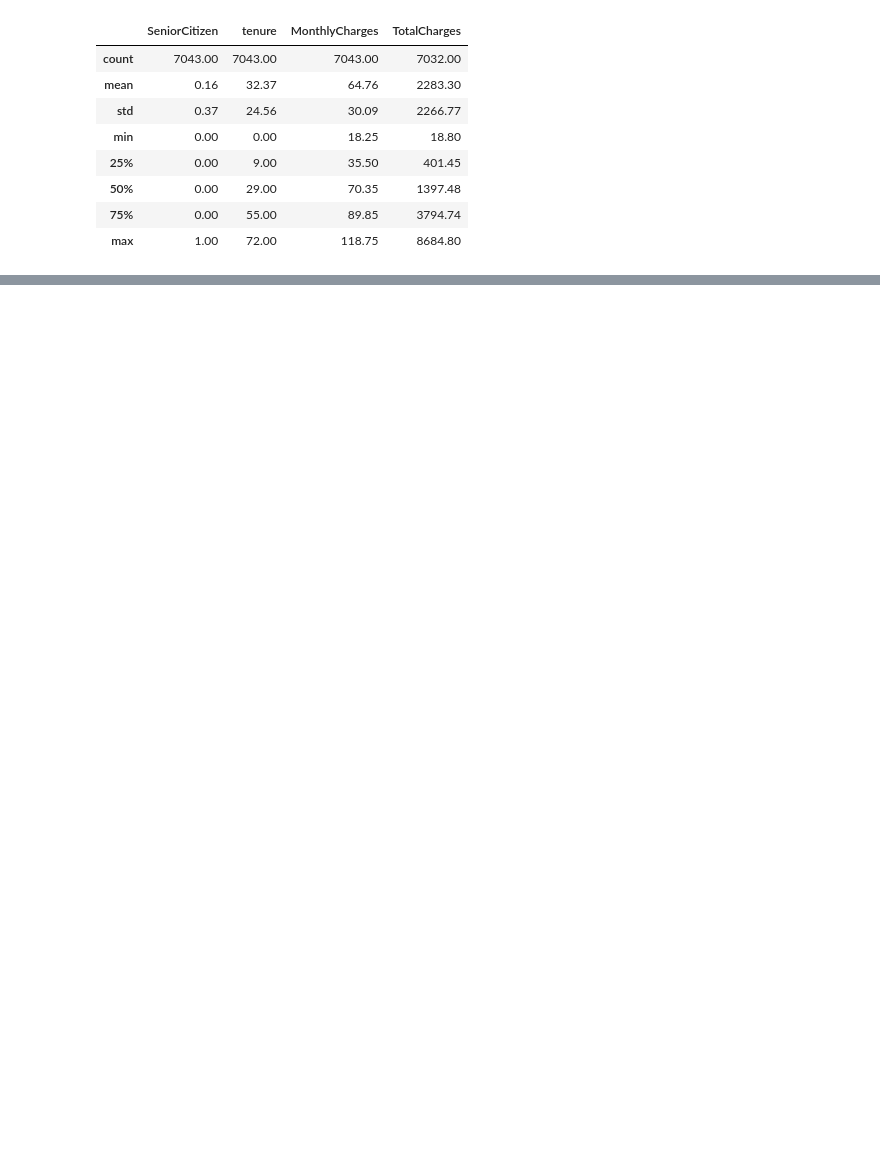
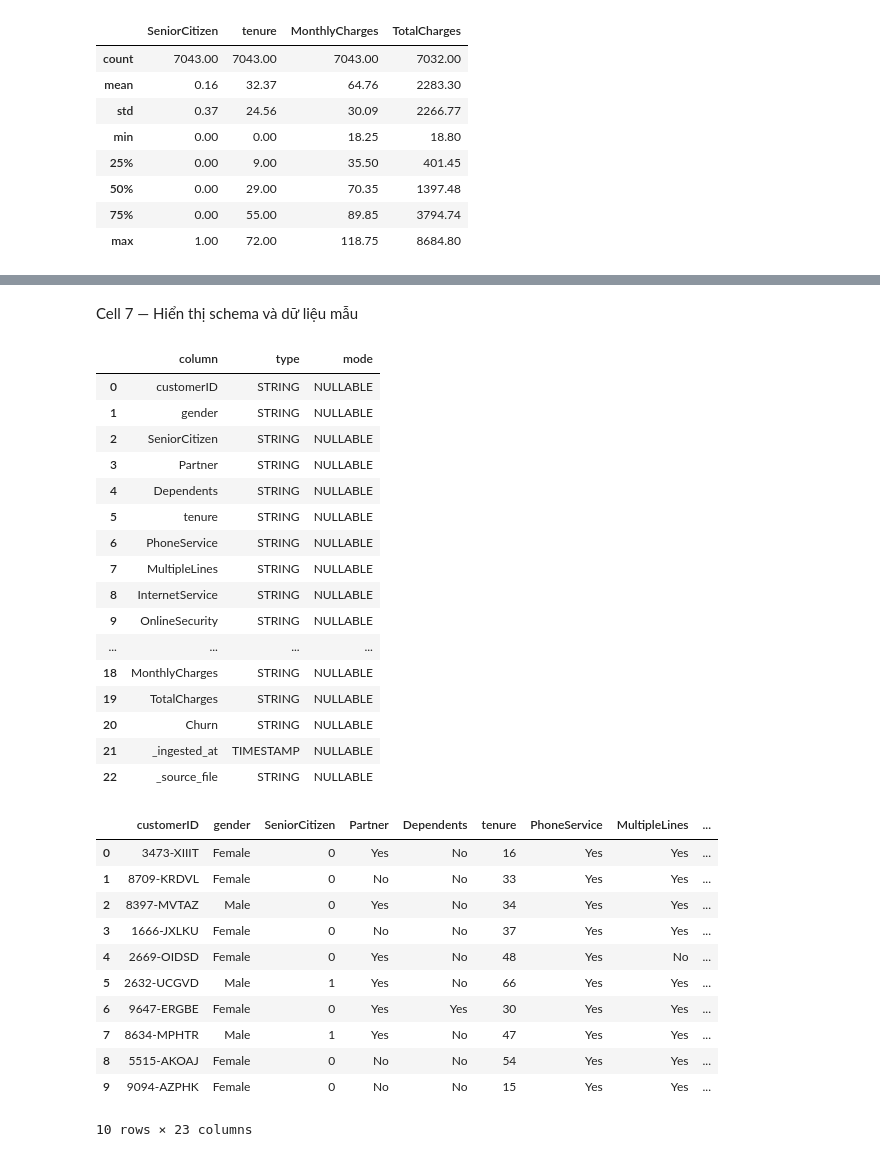
Before and after one commit to huyenpiano1711/BTQT2_Telco_dbt_BigQuery, a Jupyter notebook: telco_bronze_to_silver.ipynb, the cells around one changed output, grey strips where cells are left out. Drawn from its saved outputs; the diff is of its cells as text; code cells hidden in the pictures; blank space fills up the shorter version.

```diff
--- a/telco_bronze_to_silver.ipynb
+++ b/telco_bronze_to_silver.ipynb
@@ -16,5 +16,6 @@ Quy tắc đặt tên: file gốc `telco_customer_churn.csv` · Bronze `bronze_t
 # %%
-PROJECT_ID  = "btqt2-telco-dbt"
+
+PROJECT_ID  = "btqt2-telco-dbt-bigquery"
 BQ_LOCATION = "asia-southeast1"       # giữ cùng location cho Bronze và Silver
 BRONZE_DATASET = "bronze_telco"
 BRONZE_TABLE   = "customers_raw"
@@ -89,5 +31,0 @@ summary
-# %%
-# Phân bố các cột phân loại (<= 6 giá trị)
-for c in df.columns:
-    if df[c].nunique() <= 6:
-        print(f"{c:18s}", df[c].value_counts().to_dict())
@@ -313,0 +161,30 @@ Phần này do thành viên dbt hoàn thiện: project `dbt_telco`, model `stg_t
+# %%
+
+q = f'''
+SELECT
+  COUNT(*)                                        AS so_dong,
+  COUNT(DISTINCT customerID)                      AS so_customer_id,
+  COUNTIF(TRIM(TotalCharges) = '')                AS total_charges_trong,
+  ROUND(SUM(CAST(MonthlyCharges AS NUMERIC)), 2)  AS tong_monthly_charges,
+  COUNTIF(Churn = 'Yes')                          AS churn_yes,
+  COUNTIF(Churn = 'No')                           AS churn_no
+FROM `{table_id}`
+'''
+r = bq.query(q).to_dataframe().iloc[0]
+bronze_tbl = bq.get_table(table_id)
+
+csv_stats = {
+    "so_dong":              len(df),
+    "so_customer_id":       df["customerID"].nunique(),
+    "total_charges_trong":  (df["TotalCharges"].str.strip() == "").sum(),
+    "tong_monthly_charges": round(df["MonthlyCharges"].astype(float).sum(), 2),
+    "churn_yes":            (df["Churn"] == "Yes").sum(),
+    "churn_no":             (df["Churn"] == "No").sum(),
+}
+doi_chieu = pd.DataFrame({
+    "Chỉ số": list(csv_stats) + ["so_cot_nghiep_vu"],
+    "CSV":    [float(v) for v in csv_stats.values()] + [df.shape[1]],
+    "Bronze": [float(r[k]) for k in csv_stats] + [len([f for f in bronze_tbl.schema if not f.name.startswith("_")])],
+})
+doi_chieu["Kết quả"] = (doi_chieu["CSV"].round(2) == doi_chieu["Bronze"].round(2)).map({True: "Khớp", False: "Lệch"})
+doi_chieu
@@ -313,0 +215,37 @@ Phần này do thành viên dbt hoàn thiện: project `dbt_telco`, model `stg_t
+# %% [markdown]
+Cell 7 — Hiển thị schema và dữ liệu mẫu
+# %%
+
+# Minh chứng: schema (21 cột STRING + 2 cột metadata) và 10 dòng mẫu của Bronze
+display(pd.DataFrame([(f.name, f.field_type, f.mode) for f in bronze_tbl.schema], columns=["column", "type", "mode"]))
+bq.query(f"SELECT * FROM `{table_id}` LIMIT 10").to_dataframe()
+# %% [output]
+|  | column | type | mode |
+| 0 | customerID | STRING | NULLABLE |
+| 1 | gender | STRING | NULLABLE |
+| 2 | SeniorCitizen | STRING | NULLABLE |
+| 3 | Partner | STRING | NULLABLE |
+| 4 | Dependents | STRING | NULLABLE |
+| 5 | tenure | STRING | NULLABLE |
+| 6 | PhoneService | STRING | NULLABLE |
+| 7 | MultipleLines | STRING | NULLABLE |
+| 8 | InternetService | STRING | NULLABLE |
+| 9 | OnlineSecurity | STRING | NULLABLE |
+| ... | ... | ... | ... |
+| 18 | MonthlyCharges | STRING | NULLABLE |
+| 19 | TotalCharges | STRING | NULLABLE |
+| 20 | Churn | STRING | NULLABLE |
+| 21 | _ingested_at | TIMESTAMP | NULLABLE |
+| 22 | _source_file | STRING | NULLABLE |
+|  | customerID | gender | SeniorCitizen | Partner | Dependents | tenure | PhoneService | MultipleLines | ... |
+| 0 | 3473-XIIIT | Female | 0 | Yes | No | 16 | Yes | Yes | ... |
+| 1 | 8709-KRDVL | Female | 0 | No | No | 33 | Yes | Yes | ... |
+| 2 | 8397-MVTAZ | Male | 0 | Yes | No | 34 | Yes | Yes | ... |
+| 3 | 1666-JXLKU | Female | 0 | No | No | 37 | Yes | Yes | ... |
+| 4 | 2669-OIDSD | Female | 0 | Yes | No | 48 | Yes | No | ... |
+| 5 | 2632-UCGVD | Male | 1 | Yes | No | 66 | Yes | Yes | ... |
+| 6 | 9647-ERGBE | Female | 0 | Yes | Yes | 30 | Yes | Yes | ... |
+| 7 | 8634-MPHTR | Male | 1 | Yes | No | 47 | Yes | Yes | ... |
+| 8 | 5515-AKOAJ | Female | 0 | No | No | 54 | Yes | Yes | ... |
+| 9 | 9094-AZPHK | Female | 0 | No | No | 15 | Yes | Yes | ... |
+10 rows × 23 columns
```
Also changed, not shown: parts of 29 cells of this notebook.
